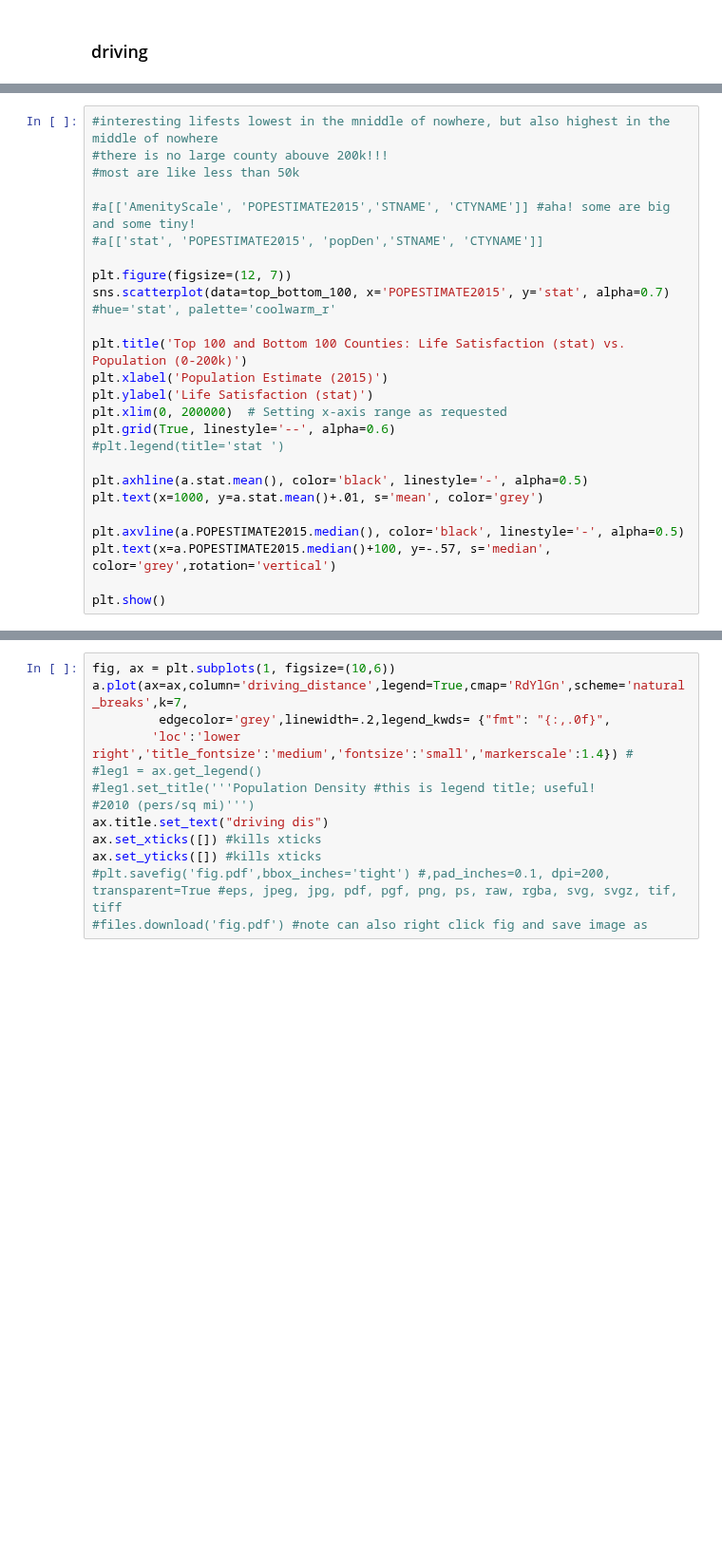
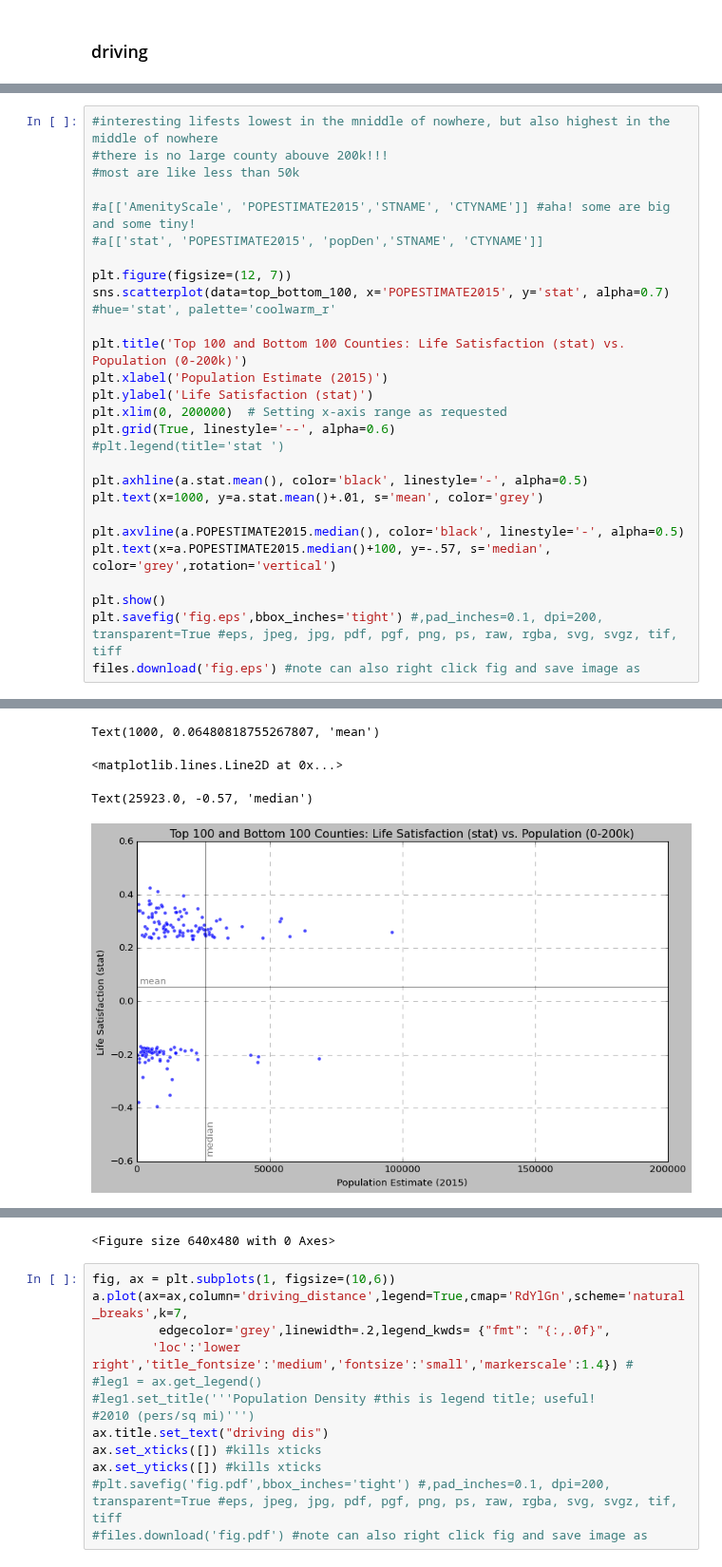
Before and after one commit to theaok/hfgi, a Jupyter notebook: hfgi.ipynb, the cells around one changed output, grey strips where cells are left out. Shown at 95% size. Drawn from its saved outputs; the diff is of its cells as text; blank space fills up the shorter version.

```diff
--- a/hfgi.ipynb
+++ b/hfgi.ipynb
@@ -856,3 +912,6 @@ plt.axvline(a.POPESTIMATE2015.median(), color='black', linestyle='-', alpha=0.5)
 plt.text(x=a.POPESTIMATE2015.median()+100, y=-.57, s='median', color='grey',rotation='vertical')
 
 plt.show()
+plt.savefig('fig.eps',bbox_inches='tight') #,pad_inches=0.1, dpi=200, transparent=True #eps, jpeg, jpg, pdf, pgf, png, ps, raw, rgba, svg, svgz, tif, tiff
+files.download('fig.eps') #note can also right click fig and save image as
+# %% [output]
@@ -858,0 +925,4 @@ plt.show()
+Text(1000, 0.06480818755267807, 'mean')
+<matplotlib.lines.Line2D at 0x...>
+Text(25923.0, -0.57, 'median')
+[figure, added]
@@ -859,3 +931,4 @@ plt.show()
+<Figure size 640x480 with 0 Axes>
 # %%
 fig, ax = plt.subplots(1, figsize=(10,6))
 a.plot(ax=ax,column='driving_distance',legend=True,cmap='RdYlGn',scheme='natural_breaks',k=7,
```
Also changed, not shown: parts of 7 cells of this notebook.
